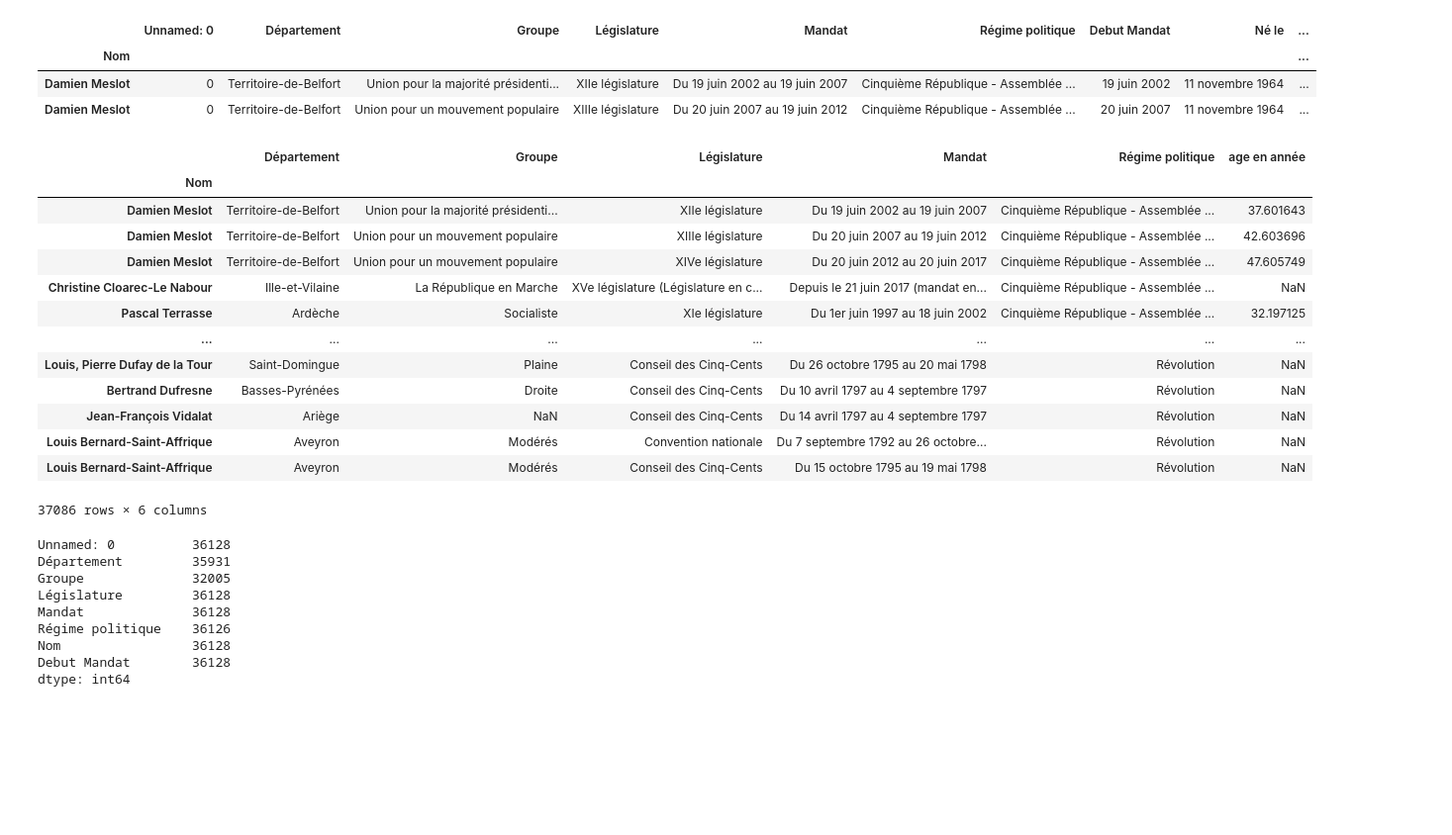
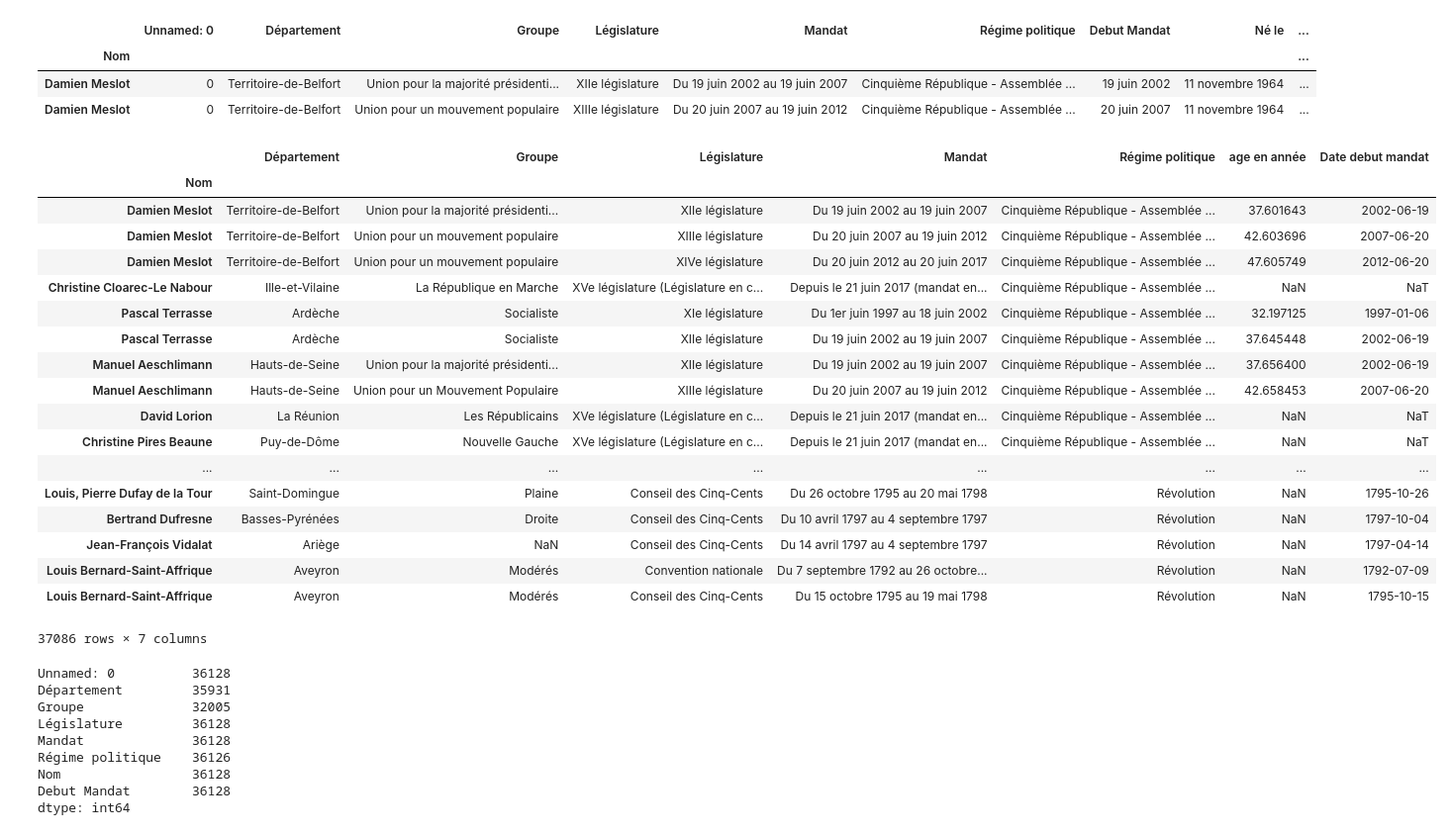
Before and after one commit to dusylvain/Projet-Python-deputes, a Jupyter notebook: statistiques_descriptives_depute (1).ipynb, the cells around one changed output. Shown at 99% size. Cells and saved outputs as stored; diff of their text form; code cells hidden in the pictures; blank space fills up the shorter version.

```diff
--- a/statistiques_descriptives_depute (1).ipynb
+++ b/statistiques_descriptives_depute (1).ipynb
@@ -8,5 +6,5 @@ ModuleNotFoundError: No module named 'geopandas'
 # %%
-user='G'
+user='S'
 
 if user=='S':
     mandat_dep=pd.read_csv("C:/Users/sylva/Desktop/git/Projet-Python-deputes/liste_mandat.csv")#on récupère le csv de la liste des mandats
@@ -63,23 +61,28 @@ age_dep.head(2)
 # %%
 age_dep['age depute']=age_dep['Date debut mandat']-age_dep['Date de naissance']#on crée la variable age au debut du mandat, en jour
 age_dep['age en année']=age_dep['age depute'].apply(lambda x: float(x.days / 365.25))#et on la transforme en années
-age_dep=age_dep[['Département','Groupe', 'Législature', 'Mandat', 'Régime politique', 'age en année']]
+age_dep=age_dep[['Département','Groupe', 'Législature', 'Mandat', 'Régime politique', 'age en année','Date debut mandat']]
 age_dep
 # %% [output]
-|  | Département | Groupe | Législature | Mandat | Régime politique | age en année |
-| Nom |  |  |  |  |  |  |
-| Damien Meslot | Territoire-de-Belfort | Union pour la majorité présidenti... | XIIe législature | Du 19 juin 2002 au 19 juin 2007 | Cinquième République - Assemblée ... | 37.601643 |
-| Damien Meslot | Territoire-de-Belfort | Union pour un mouvement populaire | XIIIe législature | Du 20 juin 2007 au 19 juin 2012 | Cinquième République - Assemblée ... | 42.603696 |
-| Damien Meslot | Territoire-de-Belfort | Union pour un mouvement populaire | XIVe législature | Du 20 juin 2012 au 20 juin 2017 | Cinquième République - Assemblée ... | 47.605749 |
-| Christine Cloarec-Le Nabour | Ille-et-Vilaine | La République en Marche | XVe législature (Législature en c... | Depuis le 21 juin 2017 (mandat en... | Cinquième République - Assemblée ... | NaN |
-| Pascal Terrasse | Ardèche | Socialiste | XIe législature | Du 1er juin 1997 au 18 juin 2002 | Cinquième République - Assemblée ... | 32.197125 |
-| ... | ... | ... | ... | ... | ... | ... |
-| Louis, Pierre Dufay de la Tour | Saint-Domingue | Plaine | Conseil des Cinq-Cents | Du 26 octobre 1795 au 20 mai 1798 | Révolution | NaN |
-| Bertrand Dufresne | Basses-Pyrénées | Droite | Conseil des Cinq-Cents | Du 10 avril 1797 au 4 septembre 1797 | Révolution | NaN |
-| Jean-François Vidalat | Ariège | NaN | Conseil des Cinq-Cents | Du 14 avril 1797 au 4 septembre 1797 | Révolution | NaN |
-| Louis Bernard-Saint-Affrique | Aveyron | Modérés | Convention nationale | Du 7 septembre 1792 au 26 octobre... | Révolution | NaN |
-| Louis Bernard-Saint-Affrique | Aveyron | Modérés | Conseil des Cinq-Cents | Du 15 octobre 1795 au 19 mai 1798 | Révolution | NaN |
+|  | Département | Groupe | Législature | Mandat | Régime politique | age en année | Date debut mandat |
+| Nom |  |  |  |  |  |  |  |
+| Damien Meslot | Territoire-de-Belfort | Union pour la majorité présidenti... | XIIe législature | Du 19 juin 2002 au 19 juin 2007 | Cinquième République - Assemblée ... | 37.601643 | 2002-06-19 |
+| Damien Meslot | Territoire-de-Belfort | Union pour un mouvement populaire | XIIIe législature | Du 20 juin 2007 au 19 juin 2012 | Cinquième République - Assemblée ... | 42.603696 | 2007-06-20 |
+| Damien Meslot | Territoire-de-Belfort | Union pour un mouvement populaire | XIVe législature | Du 20 juin 2012 au 20 juin 2017 | Cinquième République - Assemblée ... | 47.605749 | 2012-06-20 |
+| Christine Cloarec-Le Nabour | Ille-et-Vilaine | La République en Marche | XVe législature (Législature en c... | Depuis le 21 juin 2017 (mandat en... | Cinquième République - Assemblée ... | NaN | NaT |
+| Pascal Terrasse | Ardèche | Socialiste | XIe législature | Du 1er juin 1997 au 18 juin 2002 | Cinquième République - Assemblée ... | 32.197125 | 1997-01-06 |
+| Pascal Terrasse | Ardèche | Socialiste | XIIe législature | Du 19 juin 2002 au 19 juin 2007 | Cinquième République - Assemblée ... | 37.645448 | 2002-06-19 |
+| Manuel Aeschlimann | Hauts-de-Seine | Union pour la majorité présidenti... | XIIe législature | Du 19 juin 2002 au 19 juin 2007 | Cinquième République - Assemblée ... | 37.656400 | 2002-06-19 |
+| Manuel Aeschlimann | Hauts-de-Seine | Union pour un Mouvement Populaire | XIIIe législature | Du 20 juin 2007 au 19 juin 2012 | Cinquième République - Assemblée ... | 42.658453 | 2007-06-20 |
+| David Lorion | La Réunion | Les Républicains | XVe législature (Législature en c... | Depuis le 21 juin 2017 (mandat en... | Cinquième République - Assemblée ... | NaN | NaT |
+| Christine Pires Beaune | Puy-de-Dôme | Nouvelle Gauche | XVe législature (Législature en c... | Depuis le 21 juin 2017 (mandat en... | Cinquième République - Assemblée ... | NaN | NaT |
+| ... | ... | ... | ... | ... | ... | ... | ... |
+| Louis, Pierre Dufay de la Tour | Saint-Domingue | Plaine | Conseil des Cinq-Cents | Du 26 octobre 1795 au 20 mai 1798 | Révolution | NaN | 1795-10-26 |
+| Bertrand Dufresne | Basses-Pyrénées | Droite | Conseil des Cinq-Cents | Du 10 avril 1797 au 4 septembre 1797 | Révolution | NaN | 1797-10-04 |
+| Jean-François Vidalat | Ariège | NaN | Conseil des Cinq-Cents | Du 14 avril 1797 au 4 septembre 1797 | Révolution | NaN | 1797-04-14 |
+| Louis Bernard-Saint-Affrique | Aveyron | Modérés | Convention nationale | Du 7 septembre 1792 au 26 octobre... | Révolution | NaN | 1792-07-09 |
+| Louis Bernard-Saint-Affrique | Aveyron | Modérés | Conseil des Cinq-Cents | Du 15 octobre 1795 au 19 mai 1798 | Révolution | NaN | 1795-10-15 |
-37086 rows × 6 columns
+37086 rows × 7 columns
 # %%
 mandat_dep.count()#on vérifie qu'il n'y a pas trop de manques
 # %% [output]
```
Also changed, not shown: parts of 15 cells of this notebook.
